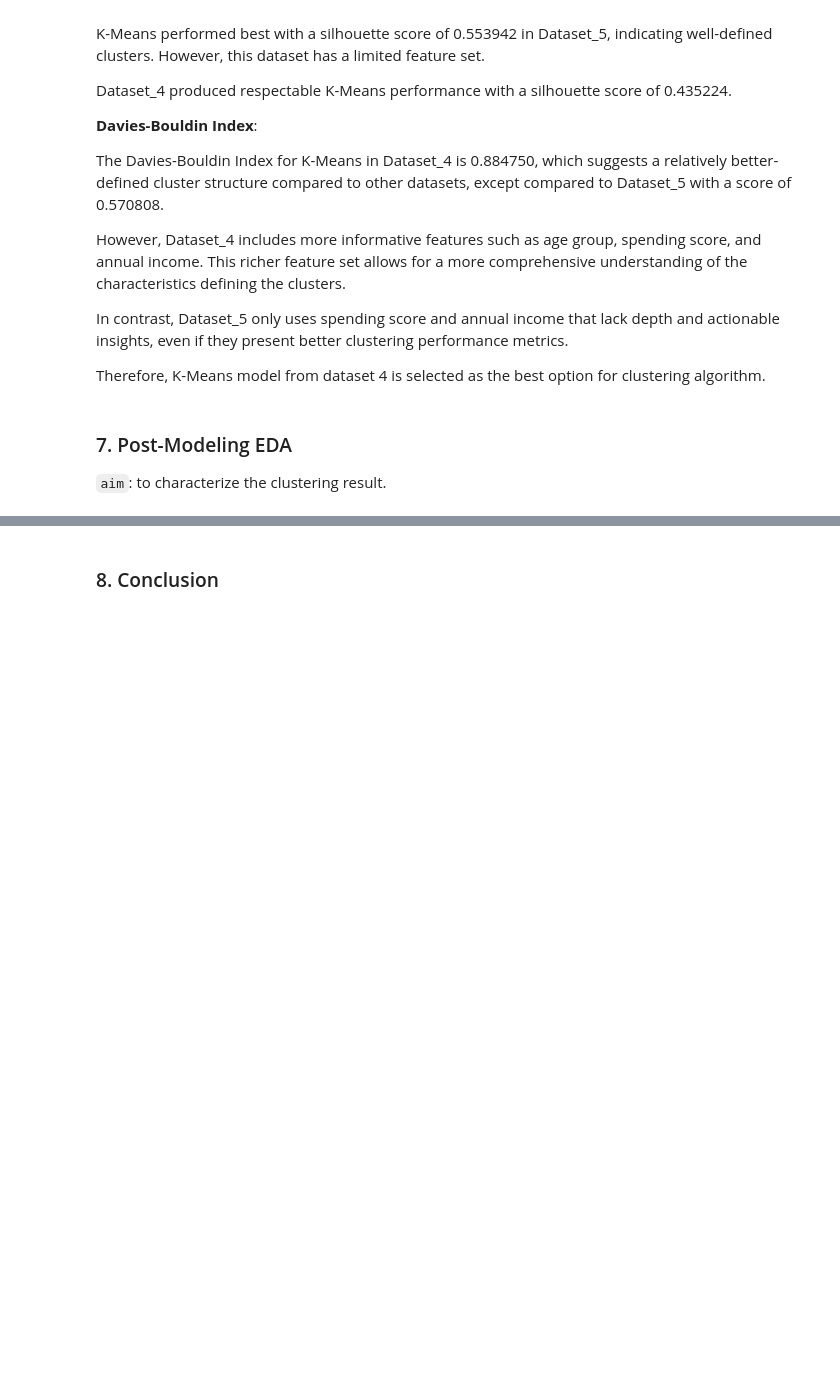
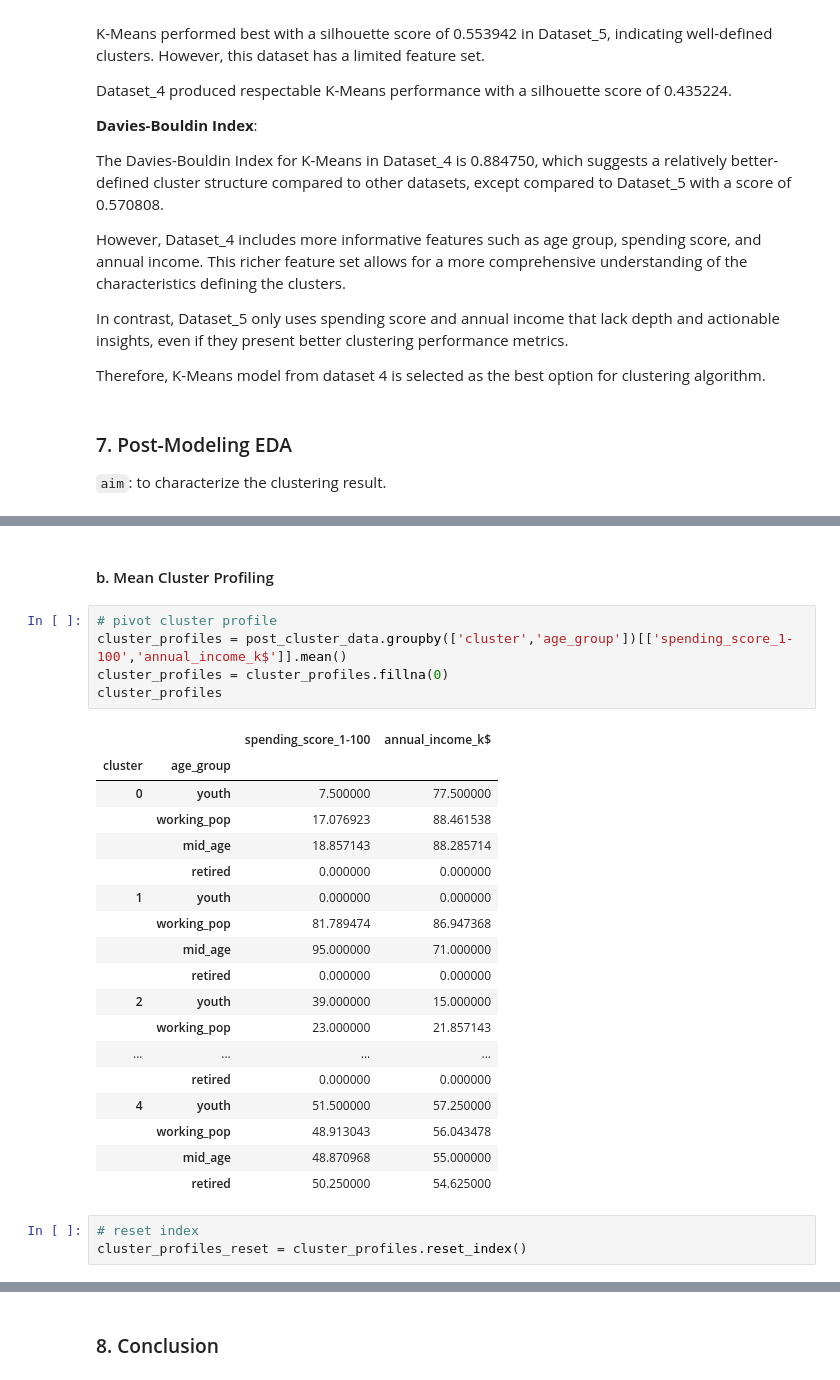
Before and after one commit to catherinehelenna/Market-Basket-Analysis, a Jupyter notebook: modeling.ipynb, the cells around one changed output, grey strips where cells are left out. Drawn from its saved outputs; the diff is of its cells as text; blank space fills up the shorter version.

```diff
--- a/modeling.ipynb
+++ b/modeling.ipynb
@@ -1115,0 +1168,29 @@ Therefore, K-Means model from dataset 4 is selected as the best option for clust
+# %% [markdown]
+#### b. Mean Cluster Profiling
+# %%
+# pivot cluster profile
+cluster_profiles = post_cluster_data.groupby(['cluster','age_group'])[['spending_score_1-100','annual_income_k$']].mean()
+cluster_profiles = cluster_profiles.fillna(0)
+cluster_profiles
+# %% [output]
+|  |  | spending_score_1-100 | annual_income_k$ |
+| cluster | age_group |  |  |
+| 0 | youth | 7.500000 | 77.500000 |
+|  | working_pop | 17.076923 | 88.461538 |
+|  | mid_age | 18.857143 | 88.285714 |
+|  | retired | 0.000000 | 0.000000 |
+| 1 | youth | 0.000000 | 0.000000 |
+|  | working_pop | 81.789474 | 86.947368 |
+|  | mid_age | 95.000000 | 71.000000 |
+|  | retired | 0.000000 | 0.000000 |
+| 2 | youth | 39.000000 | 15.000000 |
+|  | working_pop | 23.000000 | 21.857143 |
+| ... | ... | ... | ... |
+|  | retired | 0.000000 | 0.000000 |
+| 4 | youth | 51.500000 | 57.250000 |
+|  | working_pop | 48.913043 | 56.043478 |
+|  | mid_age | 48.870968 | 55.000000 |
+|  | retired | 50.250000 | 54.625000 |
+# %%
+# reset index
+cluster_profiles_reset = cluster_profiles.reset_index()
```
Also changed, not shown: parts of 11 cells of this notebook.
